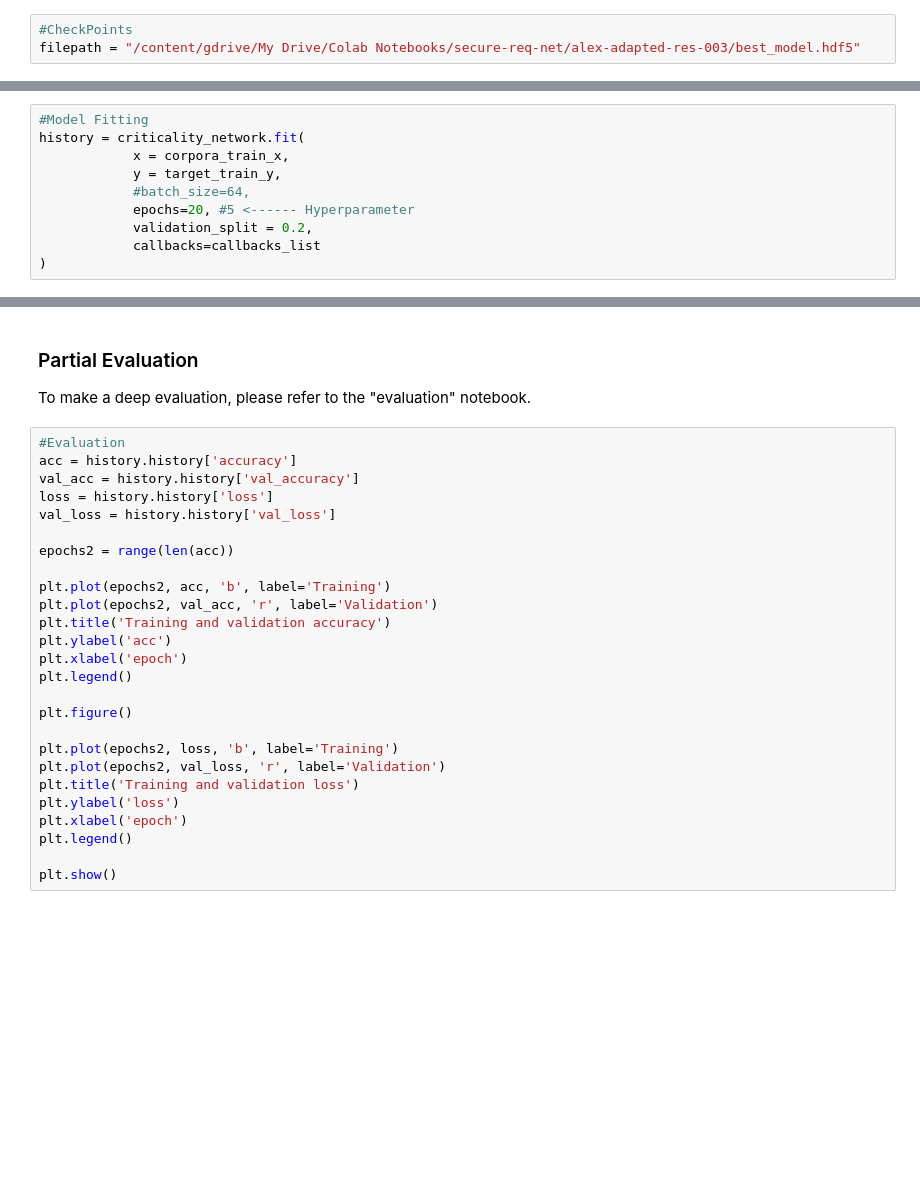
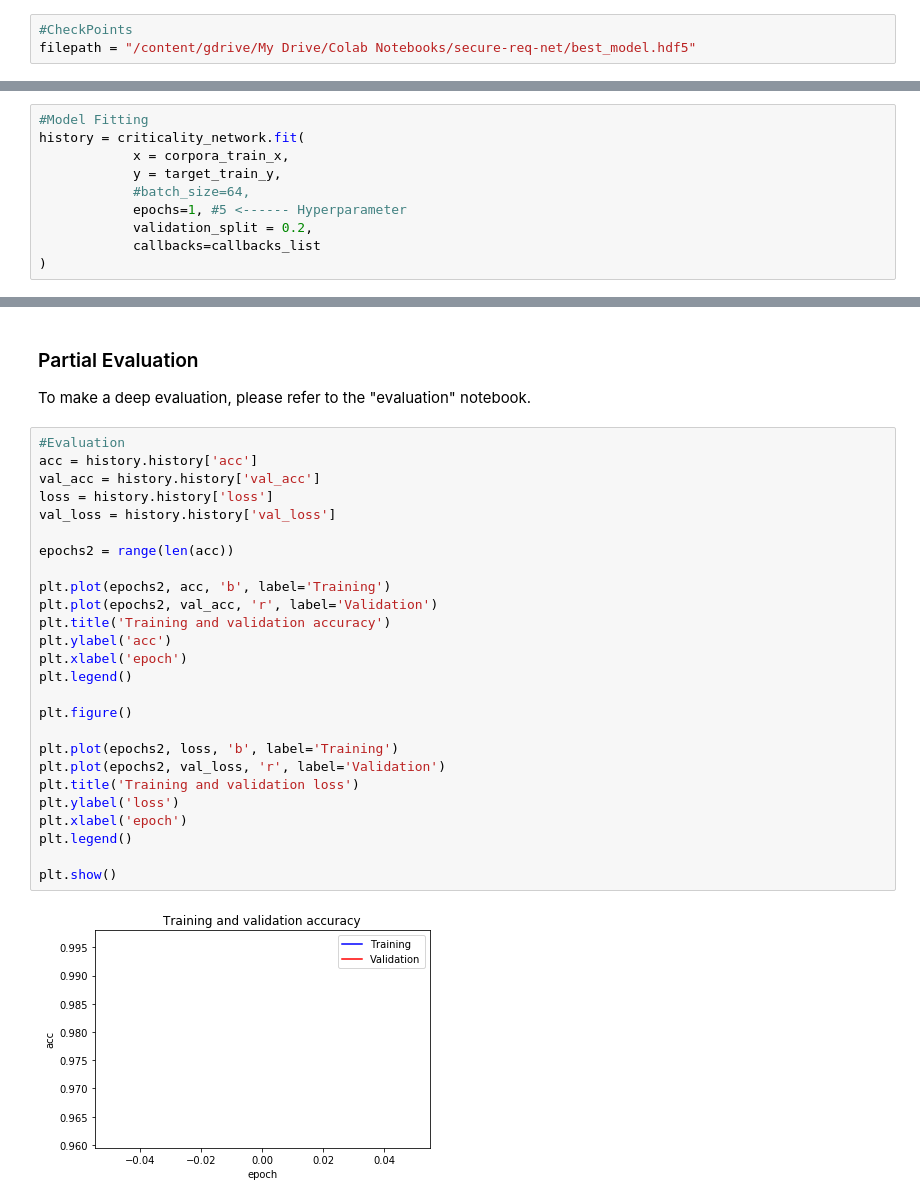
Before and after one commit to WM-SEMERU/SecureReqNet, a Jupyter notebook: alpha_securereqnet.ipynb, the cells around one changed output, grey strips where cells are left out. Saved outputs shown, nothing was run; the diff lists cells and outputs as text; blank space fills up the shorter version.

Commit message:
Complete example of Alpha-SecureReqNet

```diff
--- a/alpha_securereqnet.ipynb
+++ b/alpha_securereqnet.ipynb
@@ -325,7 +325,7 @@ for doc in range(len(corpora_test)):
             corpora_test_x[doc,words_rows,embedding_cols,0] = embed_flatten[embedding_cols]
 # %%
 #CheckPoints
-filepath = "/content/gdrive/My Drive/Colab Notebooks/secure-req-net/alex-adapted-res-003/best_model.hdf5"
+filepath = "/content/gdrive/My Drive/Colab Notebooks/secure-req-net/best_model.hdf5"
 # %%
 es = EarlyStopping(monitor='val_loss', mode='min', verbose=1, patience=20)
 mc = ModelCheckpoint(filepath, monitor='val_accuracy', mode='max', verbose=1, save_best_only=True)
@@ -336,7 +336,7 @@ history = criticality_network.fit(
             x = corpora_train_x,
             y = target_train_y,
             #batch_size=64,
-            epochs=20, #5 <------ Hyperparameter
+            epochs=1, #5 <------ Hyperparameter
             validation_split = 0.2,
             callbacks=callbacks_list
 )
@@ -362,27 +363,29 @@ np.save('alex-adapted-res-003/target_test_y.npy',target_test_y)
 To make a deep evaluation, please refer to the "evaluation" notebook.
 # %%
 #Evaluation
-acc = history.history['accuracy']
-val_acc = history.history['val_accuracy']
+acc = history.history['acc']
+val_acc = history.history['val_acc']
 loss = history.history['loss']
 val_loss = history.history['val_loss']
 
 epochs2 = range(len(acc))
 
 plt.plot(epochs2, acc, 'b', label='Training')
 plt.plot(epochs2, val_acc, 'r', label='Validation')
 plt.title('Training and validation accuracy')
 plt.ylabel('acc')
 plt.xlabel('epoch')
 plt.legend()
 
 plt.figure()
 
 plt.plot(epochs2, loss, 'b', label='Training')
 plt.plot(epochs2, val_loss, 'r', label='Validation')
 plt.title('Training and validation loss')
 plt.ylabel('loss')
 plt.xlabel('epoch')
 plt.legend()
 
 plt.show()
+# %% [output]
+[figure, added]
```
Also changed, not shown: parts of 5 cells of this notebook.
